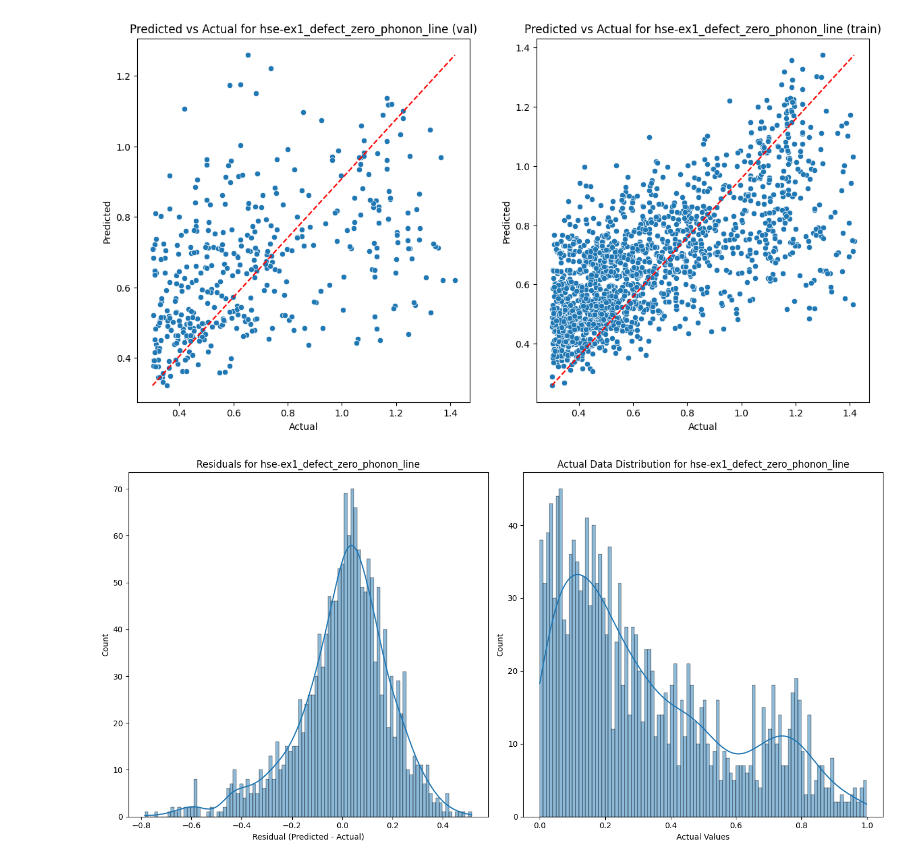
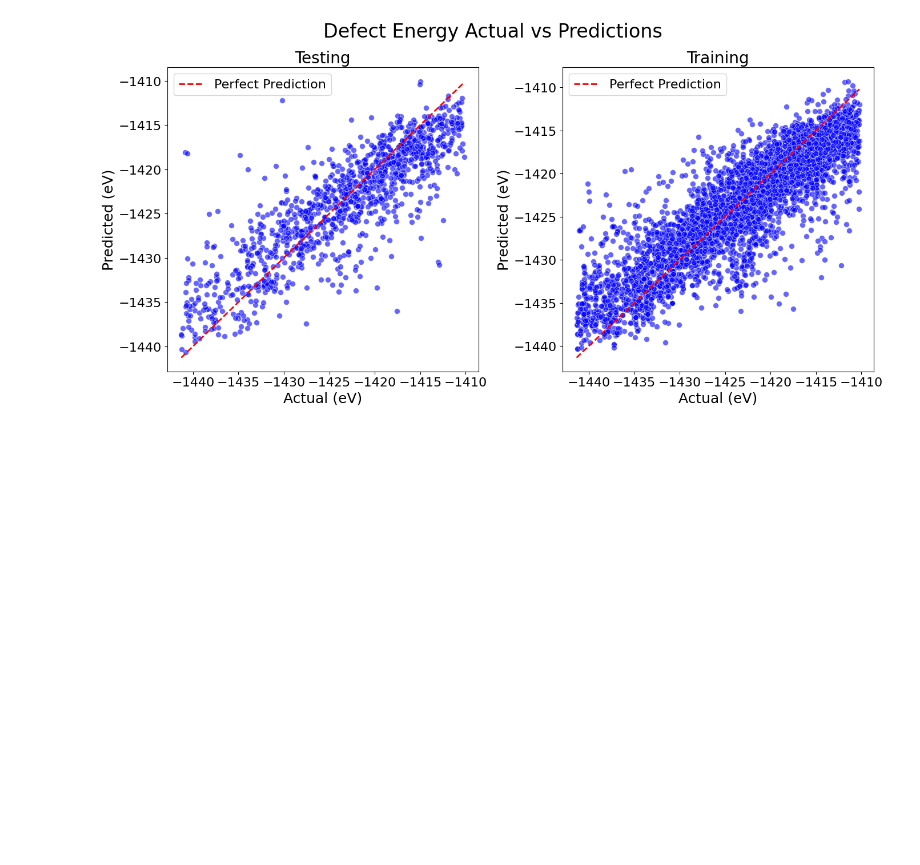
Before and after one commit to petedowney/CrystalDefects, a Jupyter notebook: visulizations.ipynb, the cells around one changed output. Cells and saved outputs as stored; diff of their text form; code cells hidden in the pictures; blank space fills up the shorter version.

```diff
--- a/visulizations.ipynb
+++ b/visulizations.ipynb
@@ -30,6 +30,7 @@ def plot_or_save(label1, label2, version, save = False):
     error = [0, 0]
     data = [None]*4
     fig, axes = plt.subplots(1, 2, figsize=(14, 7))
+    fig.suptitle(f'Defect Energy Actual vs Predictions', fontsize=24)
 
     for index, t_val in enumerate(types):
 
@@ -46,7 +47,7 @@ def plot_or_save(label1, label2, version, save = False):
         adj_val_tensor = torch.tensor(data_adj, dtype=torch.float).to(device)
         y_val_tensor = torch.tensor(data_y, dtype=torch.float).to(device)
 
-        model = GCN.GraphConv(19, 0.001).to(device)
+        model = GCN.GraphConv(20, 0.001).to(device)
         model.load_state_dict(torch.load(f'./models/model_{label1}_{label2}{version}.pt', map_location=device))
         model.eval()
 
@@ -78,24 +79,35 @@ def plot_or_save(label1, label2, version, save = False):
         #data[index * 2 + 0] = preds
         #data[index * 2 + 1] = y_true
 
+
         ax = axes[index]
-        sns.scatterplot(x=converted_y_true, y=converted_preds, ax=ax)
-        ax.set_xlabel('Actual')
-        ax.set_ylabel('Predicted')
-        ax.set_title(f'Predicted vs Actual for {label1}_{label2} ({t_val})')
-        ax.plot([converted_y_true.min(), converted_y_true.max()], [converted_preds.min(), converted_preds.max()], 'r--')
+        sns.scatterplot(x=converted_y_true, y=converted_preds, ax=ax, color='blue', alpha=0.6, s=50)
+        ax.set_xlabel('Actual (eV)', fontsize=18)
+        ax.set_ylabel('Predicted (eV)', fontsize=18)
+        if index == 0:
+            ax.set_title(f'Testing', fontsize=20)
+        else:
+            ax.set_title(f'Training', fontsize=20)
+
+        ax.plot([converted_y_true.min(), converted_y_true.max()], [converted_y_true.min(), converted_y_true.max()], 'r--', linewidth=2, label='Perfect Prediction')
+        #ax.grid(False, linestyle='--', alpha=0.7)
+        ax.tick_params(axis='both', labelsize=16)
+        ax.legend(fontsize=16)
+
 
         residuals = preds - y_true
 
         error[index] = np.mean(residuals**2)  # RMSE in original scale
 
+    plt.tight_layout()
     if save:
-        plt.savefig(f'pictures/{label1}_{label2}/corr_{version}.png', dpi=300)
+        plt.savefig(f'pictures/{label1}_{label2}/corr_{version}.png', dpi=300, bbox_inches='tight')
 
     plt.show()
 
+    return
         # Plot residuals
-    fig_res, axes_res = plt.subplots(1, 2, figsize=(14, 7))
+    fig_res, axes_res = plt.subplots(1, 2, figsize=(16, 7))
 
     # Plot residuals
     sns.histplot(residuals, bins=100, kde=True, ax=axes_res[0])
@@ -123,13 +135,19 @@ def plot_or_save(label1, label2, version, save = False):
 
     random_guess_error /= amount
 
+    mean_guess = np.mean(y_true)
+    mean_guess_error = np.mean((mean_guess - y_true) ** 2)
+
+
+    #prediction_power_mean = random_guess_error / mean_guess_error
     prediction_power_val = random_guess_error / error[0]  # Using validation RMSE
     prediction_power_train = random_guess_error / error[1]  # Using training RMSE
 
 
     # Bar plot of prediction power
-    fig_power, ax_power = plt.subplots(figsize=(6, 6))
+    fig_power, ax_power = plt.subplots(figsize=(10, 6))
     ax_power.bar(['Baseline'], [1], color='lightgray', alpha=0.7, label='Baseline')
+    #ax_power.bar(['Mean Guess'], [prediction_power_mean], color='salmon', label='Mean Guess')
     ax_power.bar(['Prediction Power (Val)'], [prediction_power_val], color='skyblue', label='Model (Val)')
     ax_power.bar(['Prediction Power (Train)'], [prediction_power_train], color='lightgreen', label='Model (Train)')
     ax_power.set_ylabel('Prediction Power')
@@ -139,9 +157,13 @@ def plot_or_save(label1, label2, version, save = False):
     if save:
         plt.savefig(f'pictures/{label1}_{label2}/power_{version}.png', dpi=300)
     plt.show()
+
+
+    print(f"error: {mean_guess_error}, {error[0]}, {error[1]}")
 # %%
-
-plot_or_save('hse-ex1', 'defect_zero_phonon_line', "4.0", save=True)
+import importlib
+import os
+importlib.reload(GCN)
+plot_or_save("hse-gs", "defect_total_energy", "2.0", save=True)
 # %% [output]
-[figure, old version]
+[figure, new version]
-[figure, removed]
```
Also changed, not shown: parts of 3 cells of this notebook, 50 other files.
